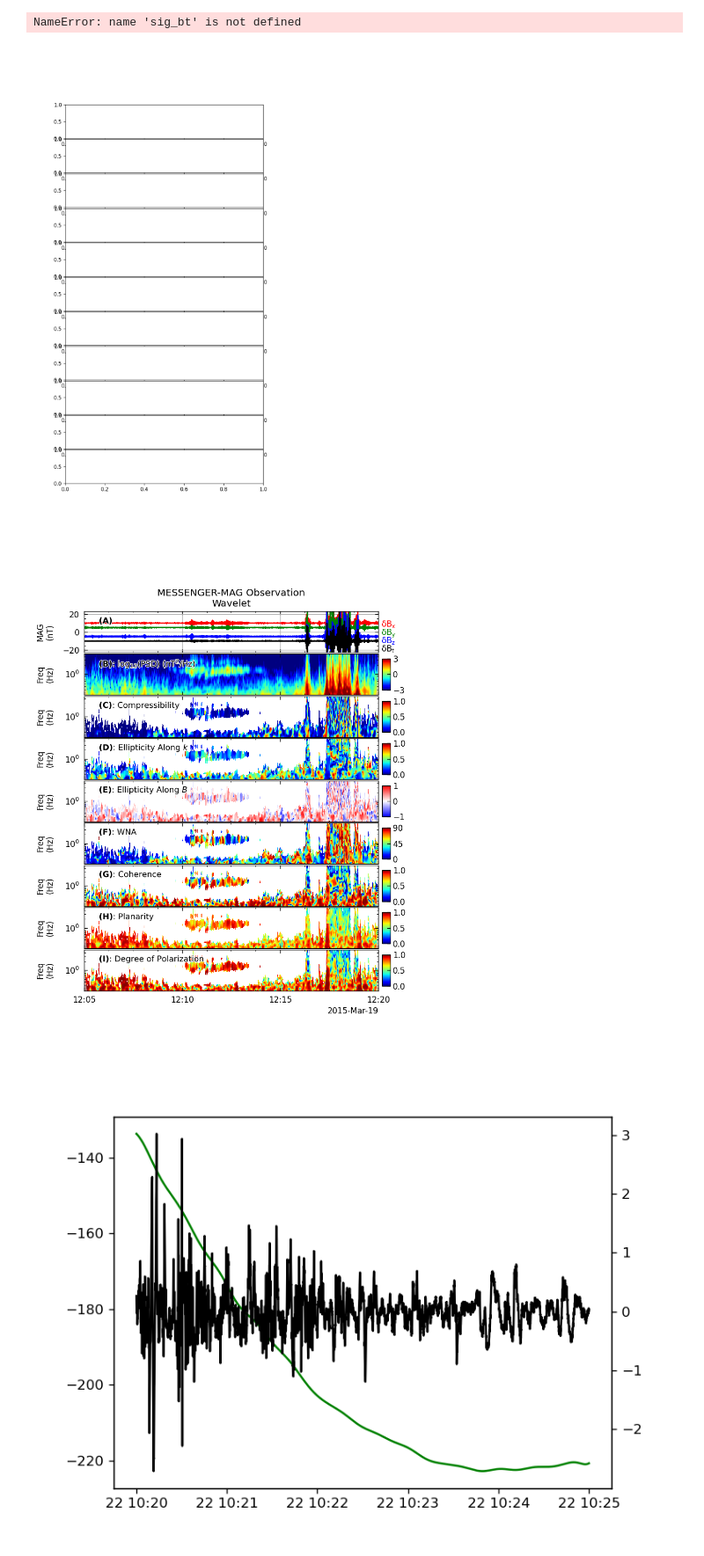
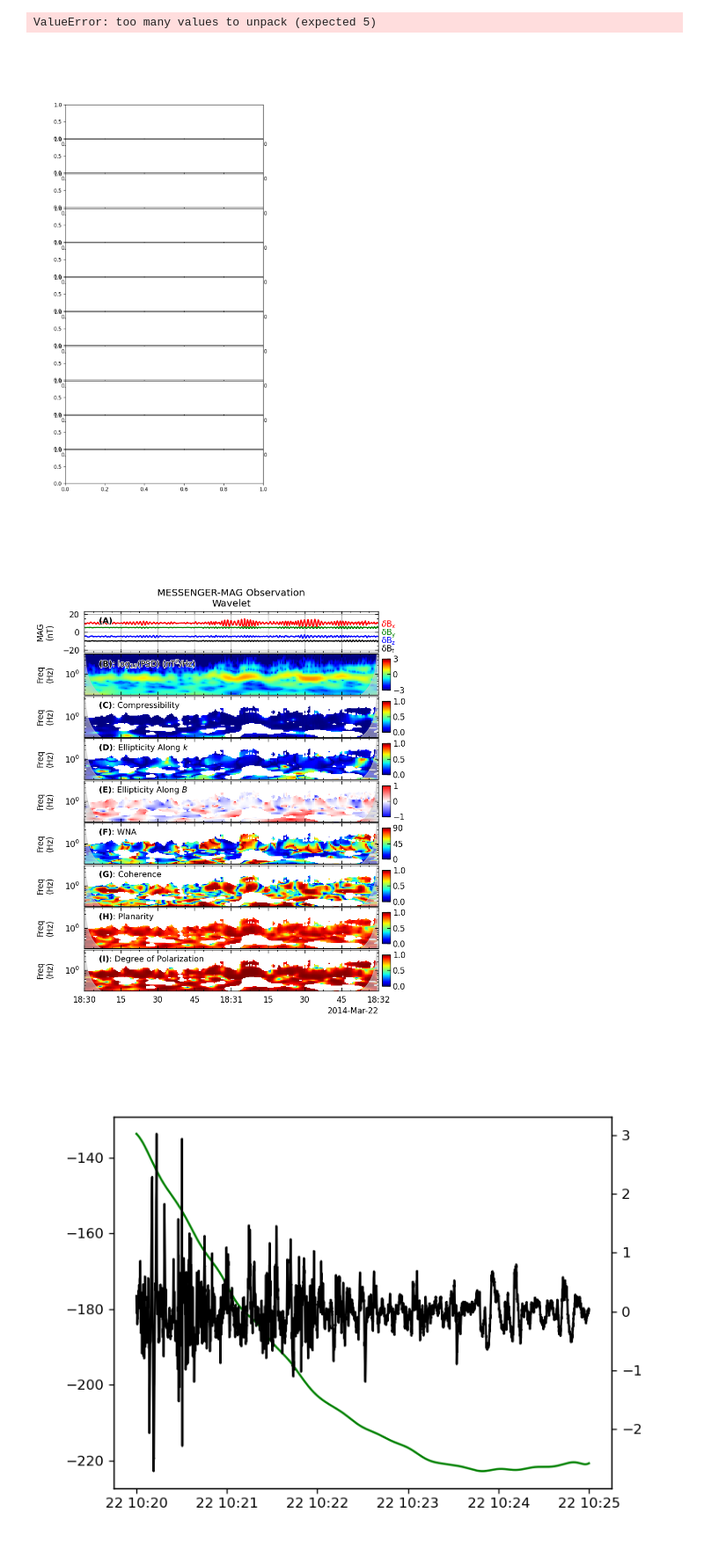
Before and after one commit to jiutongzhao/Time-Series-Data-Analysis, a Jupyter notebook: a_guide_to_wave_spectral_analysis_v2.ipynb, the cells around one changed output. Shown at 88% size. Drawn from its saved outputs; the diff is of its cells as text; code cells hidden in the pictures.

```diff
--- a/a_guide_to_wave_spectral_analysis_v2.ipynb
+++ b/a_guide_to_wave_spectral_analysis_v2.ipynb
@@ -216,7 +216,7 @@ def svd_wave_analysis(coef: np.ndarray, freq_window: int = 5, time_window: int =
     - The coherence is computed from the wavefield spectrum in the transformed basis.
     """
 
-    spec = np.einsum('ijk,ijl->ijkl', coef, coef.conj())
+    spec = np.einsum('fti,ftj->ftij', coef, coef.conj())
     spec = bn.move_mean(spec, window=freq_window, min_count=1, axis=0)
     spec = bn.move_mean(spec, window=time_window, min_count=1, axis=1)
 
@@ -251,6 +251,12 @@ def svd_wave_analysis(coef: np.ndarray, freq_window: int = 5, time_window: int =
     # eigenvalues_r, _ = np.linalg.eig(spec_wf[:, :, :2, :2].real)
     # ellipticity_along_k = np.sqrt((np.min(eigenvalues_r[:, :, :].real, axis = -1) - np.min(eigenvalues[:, :, :].real, axis = -1)) \
     #                               / (np.max(eigenvalues_r[:, :, :].real, axis = -1) - np.min(eigenvalues[:, :, :].real, axis = -1)))
+
+    eigenvalues_r, _ = np.linalg.eigh(spec_wf[:, :, :2, :2].real) # Ascending
+    eigenvalues, _ = np.linalg.eigh(spec_wf[:, :, :2, :2]) # Ascending
+
+    ellipticity_along_k = np.sqrt((eigenvalues_r[:, :, 0] - eigenvalues[:, :, 0]) \
+                                  / (eigenvalues_r[:, :, 1] - eigenvalues[:, :, 0]))
 
     return planarity, ellipticity_along_k, coherence, degree_of_polarization, vh
 
@@ -1065,10 +1071,10 @@ ax1.set_title('Artifical Signal')
 
 plt.show()
 # %% [output]
-NameError: name 'sig_bt' is not defined
+ValueError: too many values to unpack (expected 5)
 [figure]
 # %%
-event_idx = 4
+event_idx = 0
 
 if event_idx == 0: # Use for my SSW-2024 proposal
     year = 2014
@@ -1182,7 +1188,7 @@ if use_wavelet:
     # scales = np.arange(2, 400)
     downsample = 10 # For comparing with the windowed FFT with a step of 50
     freq_window = 3
-    time_window = 17
+    time_window = 7
     downsample_signal = False # Downsample the signal before computing wavelet coefficients (True) or Downsample the coefficients after computing (False)
 
     time, frequency, coef_bx, psd_bx, avg_bx = wavelet_coef_psd(sig_ut, sig_bx, scales, bandwidth, downsample = downsample, downsample_signal = downsample_signal)
@@ -1221,6 +1227,8 @@ planarity, ellipticity_along_k, coherence, degree_of_polarization, vh = svd_wave
 compressibility, ellipticity_along_b = fac_wave_analysis(coef, magf_direction)
 wave_normal_angle = np.rad2deg(np.arccos(np.abs(np.sum(magf_direction * vh[:, :, 2, :], axis = -1))))
 
+pc2 = ax2.pcolormesh(time, frequency, np.log10(psd * degree_of_polarization), cmap='jet', shading='auto', vmax = 3.0, vmin = -3)
+
 _mask_idx = np.where(psd < psd_threshold)
 compressibility[_mask_idx] = np.nan
 ellipticity_along_k[_mask_idx] = np.nan
@@ -1240,7 +1248,7 @@ ax1.plot(sig_ut, filtered_sig_by + 5, 'g')
 ax1.plot(sig_ut, filtered_sig_bz - 5, 'b')
 ax1.plot(sig_ut, filtered_sig_bt - 10, 'k')
 
-pc2 = ax2.pcolormesh(time, frequency, np.log10(psd), cmap='jet', shading='auto', vmax = 3.0, vmin = -3)
+# pc2 = ax2.pcolormesh(time, frequency, np.log10(psd), cmap='jet', shading='auto', vmax = 3.0, vmin = -3)
 pc3 = ax3.pcolormesh(time, frequency, compressibility, cmap='jet', vmax = 1.0, vmin = 0)
 pc4 = ax4.pcolormesh(time, frequency, ellipticity_along_k, cmap='jet', vmax = 1.0, vmin = 0.0)
 pc5 = ax5.pcolormesh(time, frequency, ellipticity_along_b, cmap='bwr', vmax = 1.0, vmin = -1.0)
@@ -1296,34 +1304,34 @@ text_dict = {
     'fontsize': 10,
     'alpha': 1.0,
     'color': 'k',
     'path_effects': [pe.withStroke(linewidth=1.5, foreground="w")],
     'bbox' : dict(facecolor='#888888', alpha=0.0, edgecolor='none', pad=0),
     'ha': 'left',
     'va': 'top',
 }
 
 plt.text(0.05, 0.9, r'$\mathbf{(A)}$', transform=ax1.transAxes, **text_dict)
 plt.text(0.05, 0.9, r'$\mathbf{(B)}$: $\mathrm{log_{10}(PSD)}$ ($\mathrm{nT^2/Hz}$)', transform=ax2.transAxes, **text_dict)
 plt.text(0.05, 0.9, r'$\mathbf{(C)}$: Compressibility', transform=ax3.transAxes, **text_dict)
 plt.text(0.05, 0.9, r'$\mathbf{(D)}$: Ellipticity Along $k$', transform=ax4.transAxes, **text_dict)
 plt.text(0.05, 0.9, r'$\mathbf{(E)}$: Ellipticity Along $B$', transform=ax5.transAxes, **text_dict)
 plt.text(0.05, 0.9, r'$\mathbf{(F)}$: WNA', transform=ax6.transAxes, **text_dict)
 plt.text(0.05, 0.9, r'$\mathbf{(G)}$: Coherence', transform=ax7.transAxes, **text_dict)
 plt.text(0.05, 0.9, r'$\mathbf{(H)}$: Planarity', transform=ax8.transAxes, **text_dict)
 plt.text(0.05, 0.9, r'$\mathbf{(I)}$: Degree of Polarization', transform=ax9.transAxes, **text_dict)
 
 plt.text(1.01, 0.80, r'$\mathrm{\delta B_x}$', ha='left', va='top', transform=ax1.transAxes, color = 'r')
 plt.text(1.01, 0.60, r'$\mathrm{\delta B_y}$', ha='left', va='top', transform=ax1.transAxes, color = 'g')
 plt.text(1.01, 0.40, r'$\mathrm{\delta B_z}$', ha='left', va='top', transform=ax1.transAxes, color = 'b')
 plt.text(1.01, 0.20, r'$\mathrm{\delta B_t}$', ha='left', va='top', transform=ax1.transAxes, color = 'k')
 
 ax1.set_title('MESSENGER-MAG Observation\n' + ("Wavelet" if use_wavelet else "Windowed FFT"))
 
 # plt.savefig('MESSENGER-MAG Observation ' + ("Wavelet" if use_wavelet else "Windowed FFT") + '.png',bbox_inches='tight',dpi=300)
 
 plt.show()
 # %% [output]
-[figure, old version]
+[figure, new version]
 # %%
 plt.close()
 ax1 = plt.subplot(1, 1, 1)
```
Also changed, not shown: parts of 5 cells of this notebook, 2 other files.
